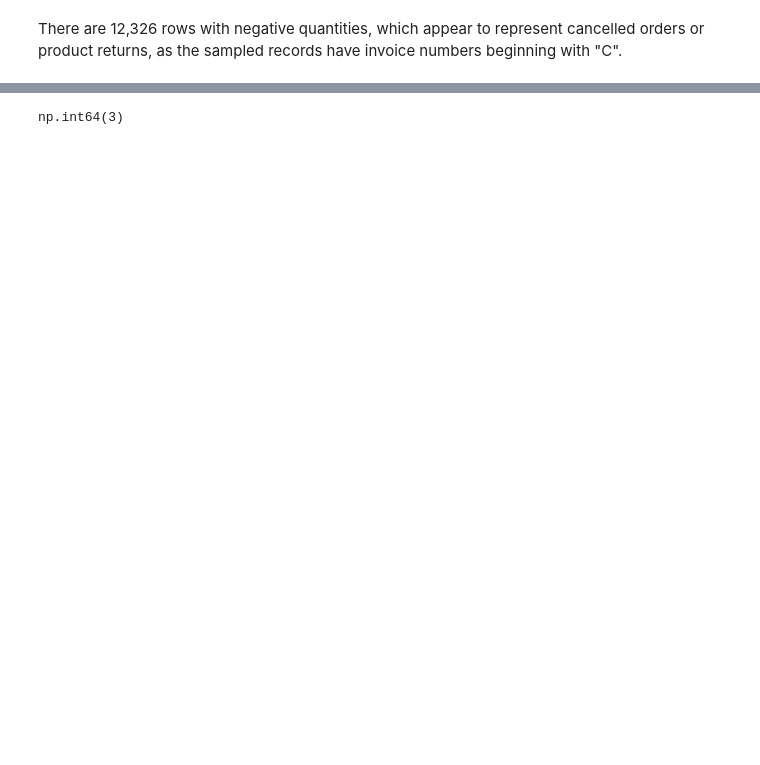
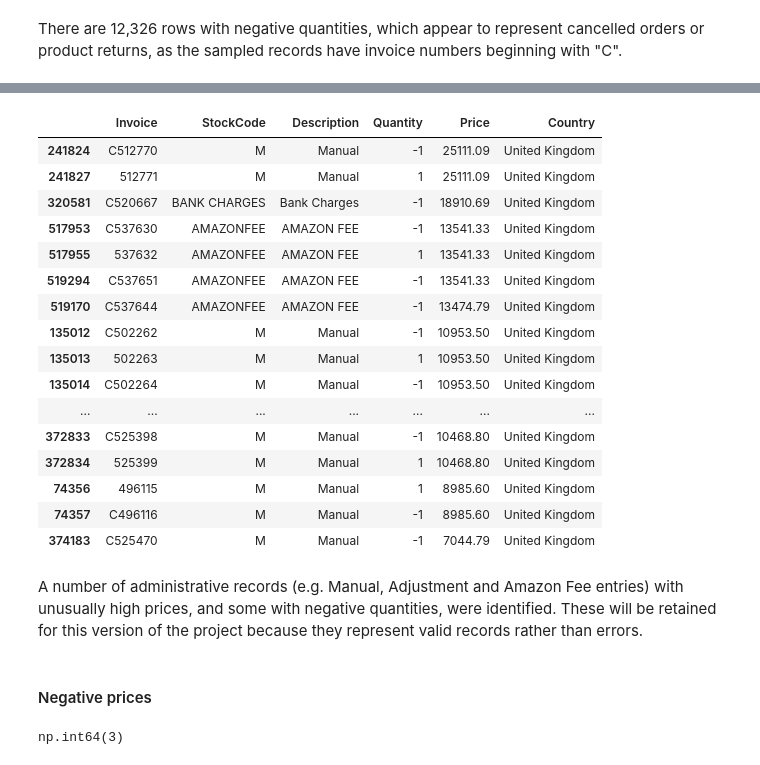
Before and after one commit to sch-data/retail-data-platform, a Jupyter notebook: notebooks/01_data_exploration.ipynb, the cells around one changed output, grey strips where cells are left out. Cells and saved outputs as stored; diff of their text form; code cells hidden in the pictures; blank space fills up the shorter version.

```diff
--- a/notebooks/01_data_exploration.ipynb
+++ b/notebooks/01_data_exploration.ipynb
@@ -144,3 +223,27 @@ There are 12,326 rows with negative quantities, which appear to represent cancel
+# %%
+df.nlargest(20,"Price")[["Invoice", "StockCode", "Description", "Quantity", "Price", "Country"]]
+# %% [output]
+|  | Invoice | StockCode | Description | Quantity | Price | Country |
+| 241824 | C512770 | M | Manual | -1 | 25111.09 | United Kingdom |
+| 241827 | 512771 | M | Manual | 1 | 25111.09 | United Kingdom |
+| 320581 | C520667 | BANK CHARGES | Bank Charges | -1 | 18910.69 | United Kingdom |
+| 517953 | C537630 | AMAZONFEE | AMAZON FEE | -1 | 13541.33 | United Kingdom |
+| 517955 | 537632 | AMAZONFEE | AMAZON FEE | 1 | 13541.33 | United Kingdom |
+| 519294 | C537651 | AMAZONFEE | AMAZON FEE | -1 | 13541.33 | United Kingdom |
+| 519170 | C537644 | AMAZONFEE | AMAZON FEE | -1 | 13474.79 | United Kingdom |
+| 135012 | C502262 | M | Manual | -1 | 10953.50 | United Kingdom |
+| 135013 | 502263 | M | Manual | 1 | 10953.50 | United Kingdom |
+| 135014 | C502264 | M | Manual | -1 | 10953.50 | United Kingdom |
+| ... | ... | ... | ... | ... | ... | ... |
+| 372833 | C525398 | M | Manual | -1 | 10468.80 | United Kingdom |
+| 372834 | 525399 | M | Manual | 1 | 10468.80 | United Kingdom |
+| 74356 | 496115 | M | Manual | 1 | 8985.60 | United Kingdom |
+| 74357 | C496116 | M | Manual | -1 | 8985.60 | United Kingdom |
+| 374183 | C525470 | M | Manual | -1 | 7044.79 | United Kingdom |
+# %% [markdown]
+A number of administrative records (e.g. Manual, Adjustment and Amazon Fee entries) with unusually high prices, and some with negative quantities, were identified. These will be retained for this version of the project because they represent valid records rather than errors.
+# %% [markdown]
+#### Negative prices
 # %%
 (df["Price"] < 0).sum()
 # %% [output]
```
Also changed, not shown: parts of 33 cells of this notebook.
